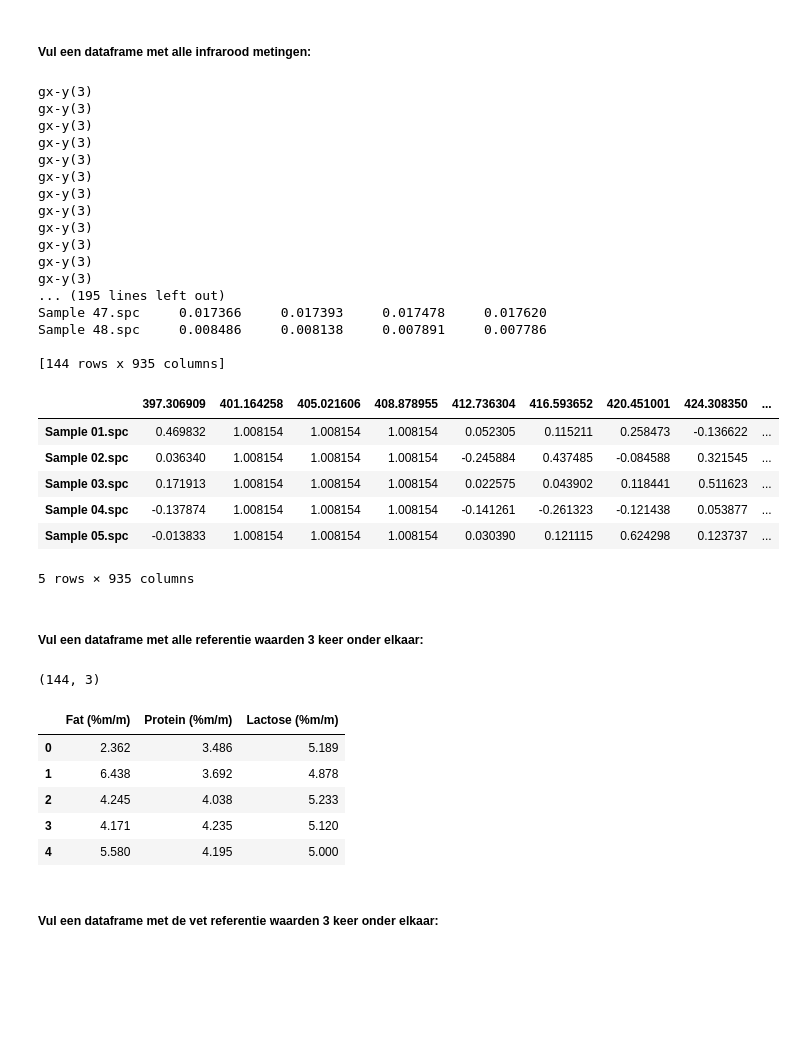
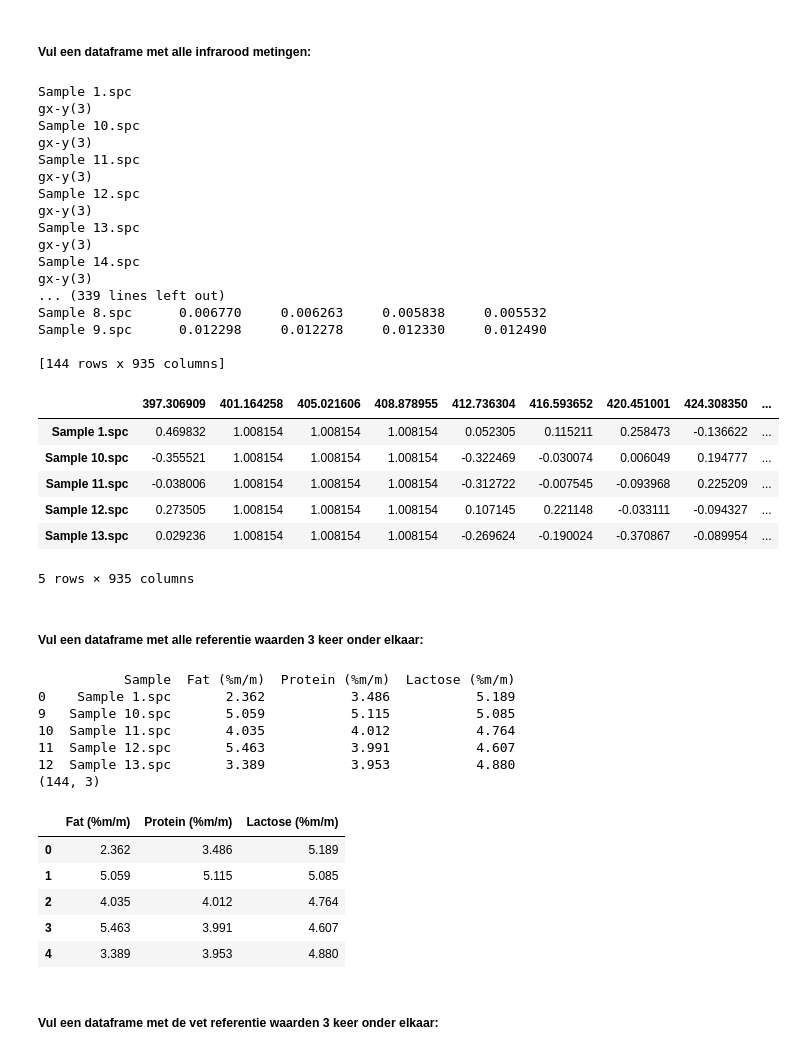
Before and after one commit to asscherhofstede/Koemelk-analyse, a Jupyter notebook: Koemelk Analyse.ipynb, the cells around one changed output. Saved outputs shown, nothing was run; the diff lists cells and outputs as text; code cells hidden in the pictures; blank space fills up the shorter version.

```diff
--- a/Koemelk Analyse.ipynb
+++ b/Koemelk Analyse.ipynb
@@ -33,7 +33,7 @@ labels.head()
 # %%
 from pyspectra.readers.read_spc import read_spc
 
-spc = read_spc('Spectra\Sample 01.spc')
+spc = read_spc('Spectra\Sample 1.spc')
 plt.xlabel("nm")
 plt.ylabel("Absorbance")
 spc.plot()
@@ -160,12 +160,14 @@ Omdat we niet goed onze data kunnen beheren met de pyspectra library, gaan we nu
 # %%
 # Omdat er 3 metingen zijn gedaan, moeten we deze 3 keer met de referentie waarden vergelijken
 Sample = pd.read_excel('Reference values.xlsx')
-Sample = Sample.drop(columns=['Fat (%m/m)', 'Protein (%m/m)', 'Lactose (%m/m)'])
+Sample.sort_values('Sample', inplace=True)
 
 Samples = pd.DataFrame()
 for meting in range(3):
     Samples = Samples.append(Sample)
 
+Samples.drop(columns=['Fat (%m/m)', 'Protein (%m/m)', 'Lactose (%m/m)'], inplace=True)
+
 print(Samples.shape)
 Samples.head()
 # %% [output]
@@ -178,0 +183,3 @@ Samples.head()
+# %%
+pd.set_option("display.max_rows", None, "display.max_columns", None)
+print(Samples)
@@ -178,0 +204,3 @@ Samples.head()
+# %%
+pd.reset_option('all')
+print(Samples)
@@ -187,6 +241,8 @@ X_all = pd.DataFrame()
 # Eerst alle resultaten van de éérste meting in de DataFrame, daarna van de tweede meting, enz.
 for meting in range(3):
     for file in os.listdir('Spectra'):
+        print(file) # Check of volgorde goed is (afspraak: alfabetische volgorde)
+
         f = spc.File('Spectra/' + file)
         X = pd.DataFrame(np.array([f.sub[meting].y]), columns = f.x)
         X_all = X_all.append(X)
@@ -196,51 +252,60 @@ print(X_all.shape)
 print(X_all)
 X_all.head()
 # %% [output]
+Sample 1.spc
 gx-y(3)
+Sample 10.spc
 gx-y(3)
+Sample 11.spc
 gx-y(3)
+Sample 12.spc
 gx-y(3)
+Sample 13.spc
 gx-y(3)
+Sample 14.spc
 gx-y(3)
-gx-y(3)
-gx-y(3)
-gx-y(3)
-gx-y(3)
-gx-y(3)
-gx-y(3)
-... (195 lines left out)
-Sample 47.spc     0.017366     0.017393     0.017478     0.017620
-Sample 48.spc     0.008486     0.008138     0.007891     0.007786
+... (339 lines left out)
+Sample 8.spc      0.006770     0.006263     0.005838     0.005532
+Sample 9.spc      0.012298     0.012278     0.012330     0.012490
 
 [144 rows x 935 columns]
 |  | 397.306909 | 401.164258 | 405.021606 | 408.878955 | 412.736304 | 416.593652 | 420.451001 | 424.308350 | ... |
-| Sample 01.spc | 0.469832 | 1.008154 | 1.008154 | 1.008154 | 0.052305 | 0.115211 | 0.258473 | -0.136622 | ... |
-| Sample 02.spc | 0.036340 | 1.008154 | 1.008154 | 1.008154 | -0.245884 | 0.437485 | -0.084588 | 0.321545 | ... |
-| Sample 03.spc | 0.171913 | 1.008154 | 1.008154 | 1.008154 | 0.022575 | 0.043902 | 0.118441 | 0.511623 | ... |
-| Sample 04.spc | -0.137874 | 1.008154 | 1.008154 | 1.008154 | -0.141261 | -0.261323 | -0.121438 | 0.053877 | ... |
-| Sample 05.spc | -0.013833 | 1.008154 | 1.008154 | 1.008154 | 0.030390 | 0.121115 | 0.624298 | 0.123737 | ... |
+| Sample 1.spc | 0.469832 | 1.008154 | 1.008154 | 1.008154 | 0.052305 | 0.115211 | 0.258473 | -0.136622 | ... |
+| Sample 10.spc | -0.355521 | 1.008154 | 1.008154 | 1.008154 | -0.322469 | -0.030074 | 0.006049 | 0.194777 | ... |
+| Sample 11.spc | -0.038006 | 1.008154 | 1.008154 | 1.008154 | -0.312722 | -0.007545 | -0.093968 | 0.225209 | ... |
+| Sample 12.spc | 0.273505 | 1.008154 | 1.008154 | 1.008154 | 0.107145 | 0.221148 | -0.033111 | -0.094327 | ... |
+| Sample 13.spc | 0.029236 | 1.008154 | 1.008154 | 1.008154 | -0.269624 | -0.190024 | -0.370867 | -0.089954 | ... |
 5 rows × 935 columns
 # %% [markdown]
 ##### Vul een dataframe met alle referentie waarden 3 keer onder elkaar:
 # %%
 # Omdat er 3 metingen zijn gedaan, moeten we deze 3 keer met de referentie waarden vergelijken
 Y = pd.read_excel('Reference values.xlsx')
-Y = Y.drop(columns=['Sample'])
+Y.sort_values('Sample', inplace=True)
+print(Y.head()) # Check op alfabetische volgorde
 
 Y_all = pd.DataFrame()
 for meting in range(3):
     Y_all = Y_all.append(Y, ignore_index=True)
 
+Y_all.drop(columns=['Sample'], inplace=True)
+
 print(Y_all.shape)
 Y_all.head()
 # %% [output]
+           Sample  Fat (%m/m)  Protein (%m/m)  Lactose (%m/m)
+0    Sample 1.spc       2.362           3.486           5.189
+9   Sample 10.spc       5.059           5.115           5.085
+10  Sample 11.spc       4.035           4.012           4.764
+11  Sample 12.spc       5.463           3.991           4.607
+12  Sample 13.spc       3.389           3.953           4.880
 (144, 3)
 |  | Fat (%m/m) | Protein (%m/m) | Lactose (%m/m) |
 | 0 | 2.362 | 3.486 | 5.189 |
-| 1 | 6.438 | 3.692 | 4.878 |
-| 2 | 4.245 | 4.038 | 5.233 |
-| 3 | 4.171 | 4.235 | 5.120 |
-| 4 | 5.580 | 4.195 | 5.000 |
+| 1 | 5.059 | 5.115 | 5.085 |
+| 2 | 4.035 | 4.012 | 4.764 |
+| 3 | 5.463 | 3.991 | 4.607 |
+| 4 | 3.389 | 3.953 | 4.880 |
 # %% [markdown]
 ##### Vul een dataframe met de vet referentie waarden 3 keer onder elkaar:
 # %%
```
Also changed, not shown: parts of 55 cells of this notebook, 9 other files.
